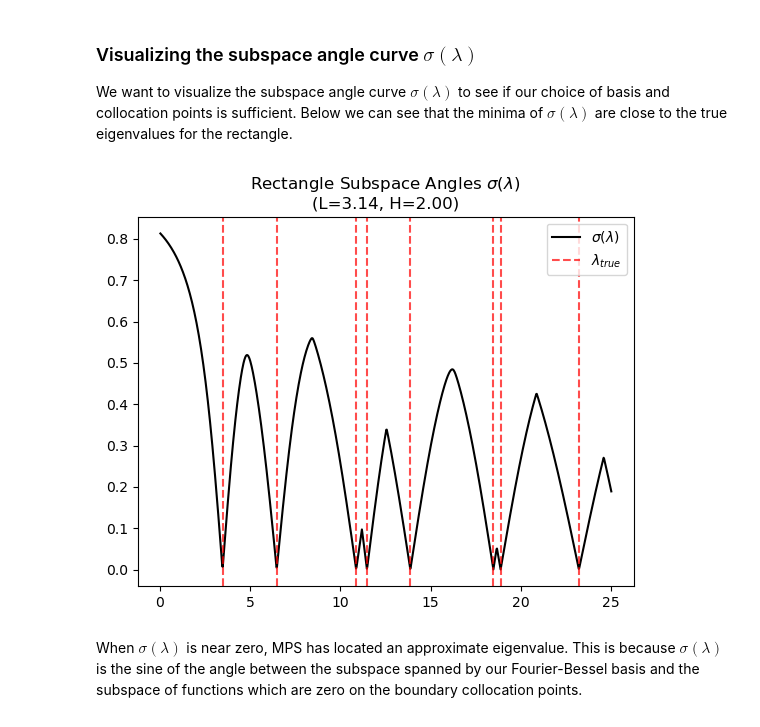
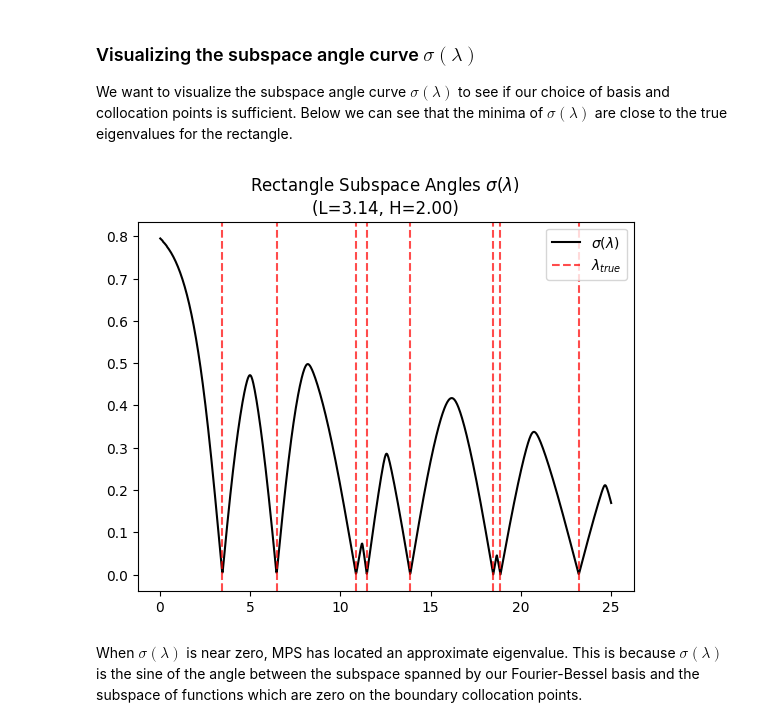
Before and after one commit to hjrrockies/lappy, a Jupyter notebook: jupyter_notebooks/pymps_demo.ipynb, the cells around one changed output. Cells and saved outputs as stored; diff of their text form; code cells hidden in the pictures.

```diff
--- a/jupyter_notebooks/pymps_demo.ipynb
+++ b/jupyter_notebooks/pymps_demo.ipynb
@@ -22,8 +24,8 @@ rect_vertices = np.array([x_v,y_v]).T
 
 # build quadrature mesh
 # this allows the solver to compute approximate L^2 orthonormal eigenbases
-mesh = quadrilateral_mesh(rect_vertices,20)
-int_nodes, int_weights = quad_quad(mesh,order=15)
+mesh = triangular_mesh(rect_vertices,1)
+int_nodes, int_weights = tri_quad(mesh)
 bdry_nodes, bdry_weights = boundary_nodes(rect_vertices,20)
 
 # construct eigenproblem object
@@ -53,24 +61,24 @@ Lambda = np.linspace(0,lambda_max,n_lambda)[1:]
 # compute sigma(lambda) for various lambda_
 sigma = []
 for lambda_ in Lambda:
-    sigma.append(EP_rect.weighted_subspace_sines(lambda_)[0])
+    sigma.append(EP_rect.sigma(lambda_))
 
 # identify which true eigenvalues are below lambda_max (for plotting)
 m_n = rect_eig_bound_idx(lambda_max,L,H)
 # %%
 fig = plt.figure()
-plt.plot(Lambda,sigma,label='$\sigma(\lambda)$',c='k')
+plt.plot(Lambda,sigma,label='$\\sigma(\\lambda)$',c='k')
 
 # plot vertical lines at true eigenvalues
-label = '$\lambda_{true}$'
+label = '$\\lambda_{true}$'
 for m,n in m_n:
     plt.axvline(rect_lambda(m,n,L,H),c='r',linestyle='--',alpha=.7,label=label)
     label = None
 plt.legend()
-plt.title(f'Rectangle Subspace Angles $\sigma(\lambda)$ \n(L={L:.2f}, H={H:.2f})')
+plt.title(f'Rectangle Subspace Angles $\\sigma(\\lambda)$ \n(L={L:.2f}, H={H:.2f})')
 plt.show()
 # %% [output]
-[figure, old version]
+[figure, new version]
 # %% [markdown]
 When $\sigma(\lambda)$ is near zero, MPS has located an approximate eigenvalue. This is because $\sigma(\lambda)$ is the sine of the angle between the subspace spanned by our Fourier-Bessel basis and the subspace of functions which are zero on the boundary collocation points.
 # %% [markdown]
```
Also changed, not shown: parts of 30 cells of this notebook, 1 other file.
